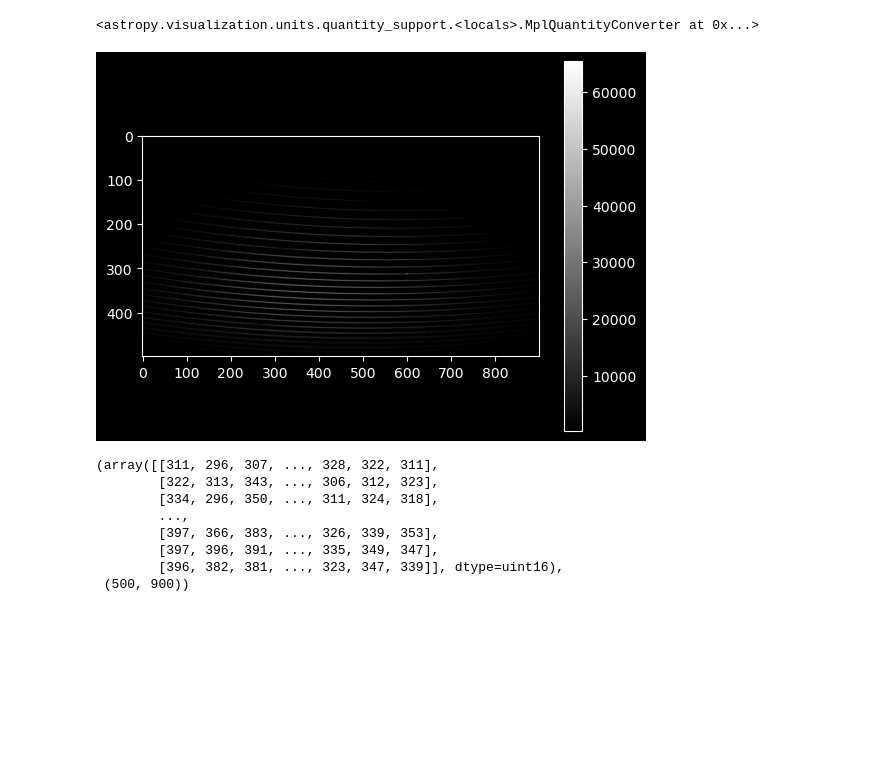
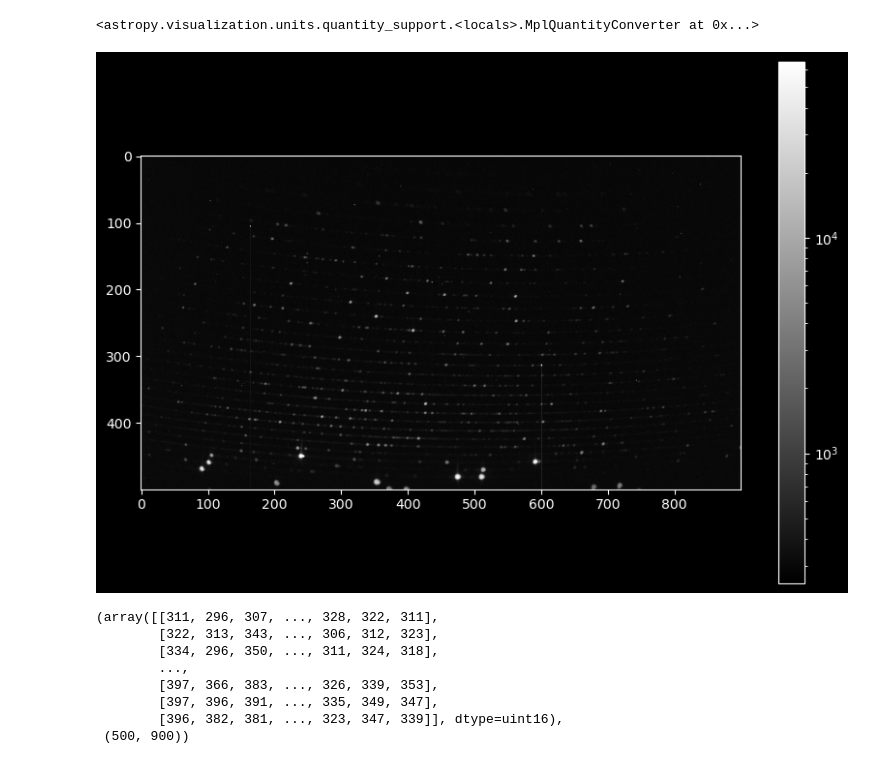
Before and after one commit to lsperezm/Be_Stars, a Jupyter notebook: DataReduction/Sept9_VegaDataReduction.ipynb, the cells around one changed output. Cells and saved outputs as stored; diff of their text form; code cells hidden in the pictures; blank space fills up the shorter version.

Commit message:
12VulSept19

```diff
--- a/DataReduction/Sept9_VegaDataReduction.ipynb
+++ b/DataReduction/Sept9_VegaDataReduction.ipynb
@@ -3,6 +3,9 @@ from PIL import Image as PILImage
 from astropy.io import fits
 import numpy as np
 import matplotlib.pyplot as plt
+
+plt.rcParams["figure.figsize"] = (10,7)
+
 plt.style.use('dark_background')
 from astropy.modeling.models import Linear1D
 from astropy import constants
@@ -17,15 +20,15 @@ from astropy.modeling.models import Gaussian1D
 from astropy.modeling.fitting import LevMarLSQFitter, LinearLSQFitter
 linfitter = LinearLSQFitter()
 # %%
-image=fits.open('../DatosRaw/Sept9_2024/20240910-000702-Vega-10s-1.fit')
+image=fits.open('../DatosRaw/Sept9_2024/20240910-010214-Torio+Argon-3s-1.fit')
 image_data = image[0].data
 image.close()
 image_array = np.array(image_data)
-plt.imshow(image_array, cmap='gray')
+plt.imshow(image_array, cmap='gray',norm="log")
 plt.colorbar()
 plt.show()
 # %% [output]
-[figure, old version]
+[figure, new version]
 # %%
 #image_data[0]
 # %%
```
Also changed, not shown: 2 other files.
